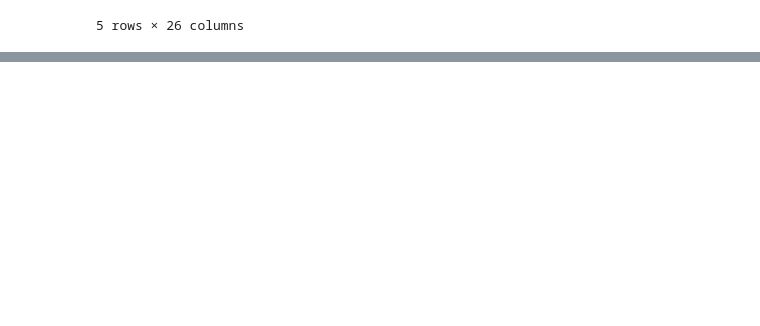
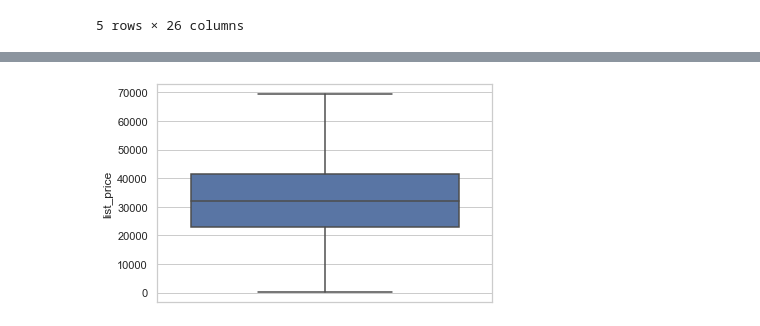
Before and after one commit to ehegermiller/price-prediction, a Jupyter notebook: scr/Price_Exploration.ipynb, the cells around one changed output, grey strips where cells are left out. Cells and saved outputs as stored; diff of their text form; code cells hidden in the pictures; blank space fills up the shorter version.

```diff
--- a/scr/Price_Exploration.ipynb
+++ b/scr/Price_Exploration.ipynb
@@ -274,0 +237,6 @@ test_description_tfidf = vectorizer.transform(test['preprocessed_description'].v
+# %%
+# Price distribution overall
+sns.boxplot(y='list_price', data=df_import, showfliers=False)
+plt.show()
+# %% [output]
+[figure, added]
```
Also changed, not shown: parts of 11 cells of this notebook, 3 other files.
